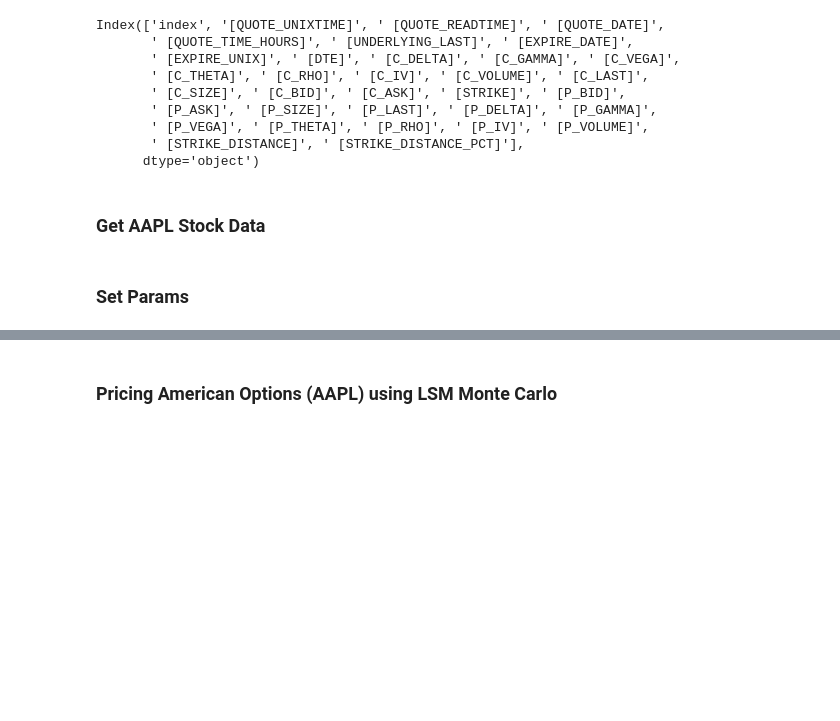
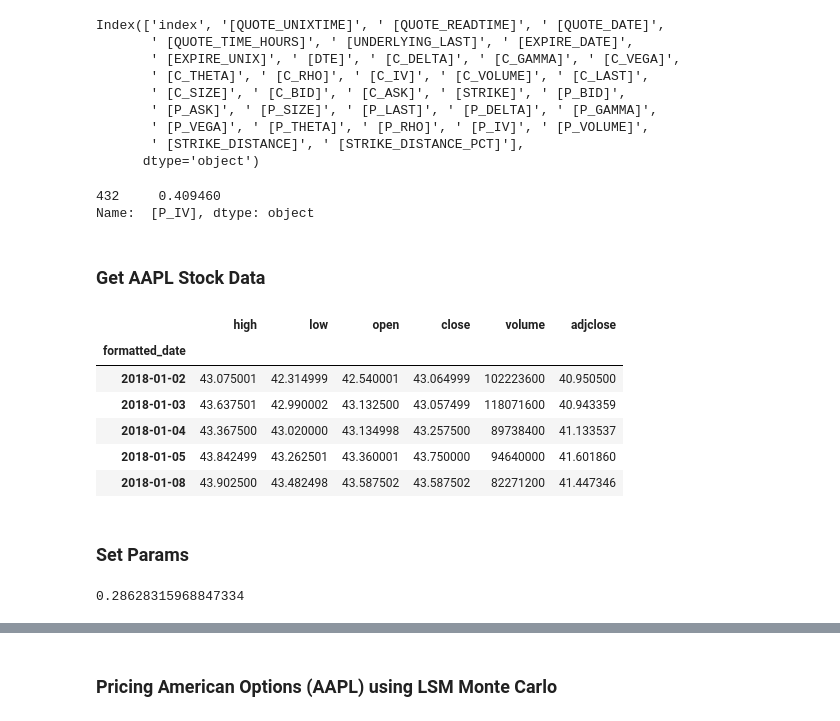
Before and after one commit to sidiyer00/FE620-Option-Pricing, a Jupyter notebook: aapl_pricing.ipynb, the cells around one changed output, grey strips where cells are left out. Cells and saved outputs as stored; diff of their text form; code cells hidden in the pictures; blank space fills up the shorter version.

```diff
--- a/aapl_pricing.ipynb
+++ b/aapl_pricing.ipynb
@@ -46,6 +46,10 @@ Index(['index', '[QUOTE_UNIXTIME]', ' [QUOTE_READTIME]', ' [QUOTE_DATE]',
       dtype='object')
 # %%
 first_day_options = data[data[" [QUOTE_DATE]"] == " 2019-01-02"]
-first_day_1y_options = first_day_options[first_day_options[" [EXPIRE_DATE]"] == ' 2020-01-17']
-# display(first_day_1y_options.head())
-# first_day_1y_options[" [STRIKE]"]
+# np.unique(first_day_options[' [EXPIRE_DATE]'])
+# first_day_1y_options = first_day_options[first_day_options[" [EXPIRE_DATE]"] == ' 2020-01-17']
+first_day_3m_options = first_day_options[first_day_options[" [EXPIRE_DATE]"] == ' 2019-03-15']
+first_day_3m_options[first_day_options[" [STRIKE]"] == 130][" [P_IV]"]
+# %% [output]
+432     0.409460
+Name:  [P_IV], dtype: object
@@ -52,14 +69,23 @@ first_day_1y_options = first_day_options[first_day_options[" [EXPIRE_DATE]"] ==
 # %% [markdown]
 ### Get AAPL Stock Data
 # %%
-start_date="2019-01-01"
-end_date="2020-01-01"
+start_date="2018-01-01"
+end_date="2019-01-01"
 time_interval="daily"
 
 aapl = YahooFinancials("AAPL")
 aapl = aapl.get_historical_price_data(start_date=start_date, end_date=end_date, time_interval=time_interval)
 aapl = pd.DataFrame(aapl["AAPL"]['prices'])
 aapl = aapl.drop('date', axis=1).set_index('formatted_date')
+aapl.head()
+# %% [output]
+|  | high | low | open | close | volume | adjclose |
+| formatted_date |  |  |  |  |  |  |
+| 2018-01-02 | 43.075001 | 42.314999 | 42.540001 | 43.064999 | 102223600 | 40.950500 |
+| 2018-01-03 | 43.637501 | 42.990002 | 43.132500 | 43.057499 | 118071600 | 40.943359 |
+| 2018-01-04 | 43.367500 | 43.020000 | 43.134998 | 43.257500 | 89738400 | 41.133537 |
+| 2018-01-05 | 43.842499 | 43.262501 | 43.360001 | 43.750000 | 94640000 | 41.601860 |
+| 2018-01-08 | 43.902500 | 43.482498 | 43.587502 | 43.587502 | 82271200 | 41.447346 |
 # %% [markdown]
 ### Set Params
 # %%
@@ -74,2 +100,6 @@ r = .06
 POLY_DEGREE = 5
+# %%
+sig
+# %% [output]
+0.28628315968847334
 # %%
```
Also changed, not shown: parts of 9 cells of this notebook, 3 other files.
